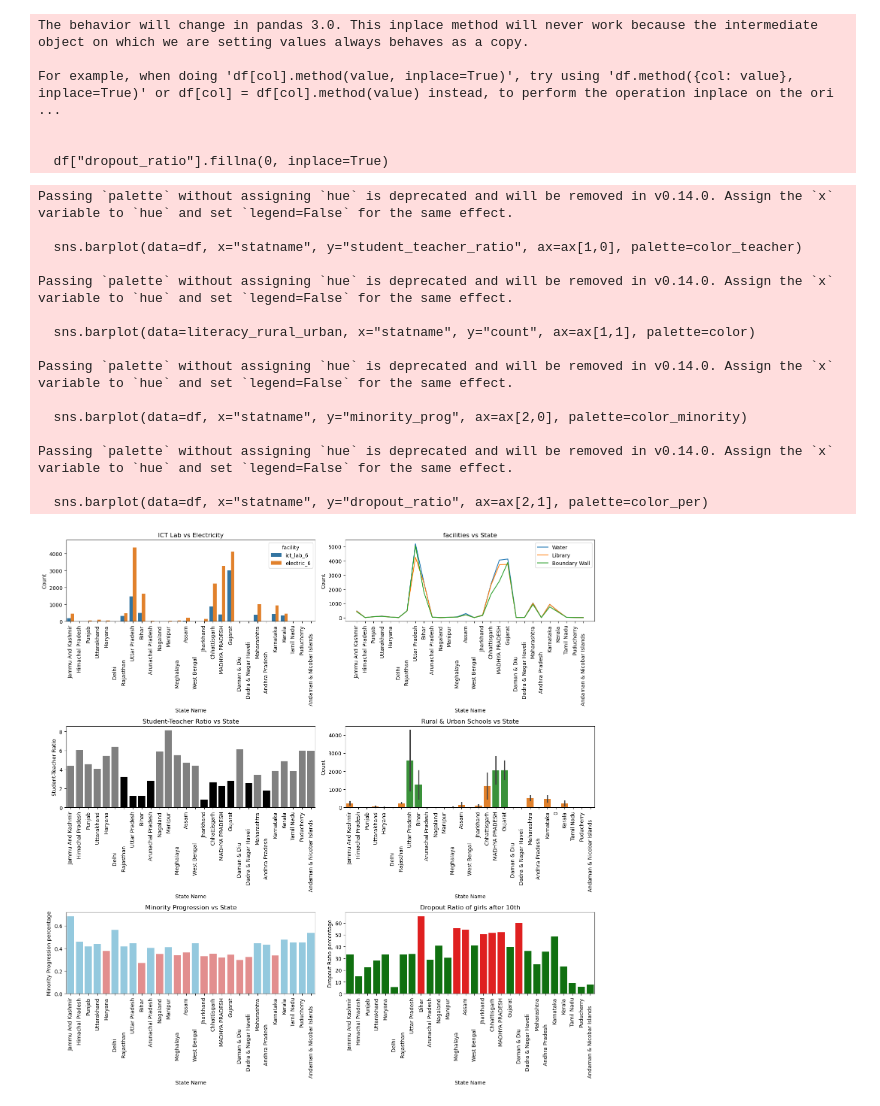
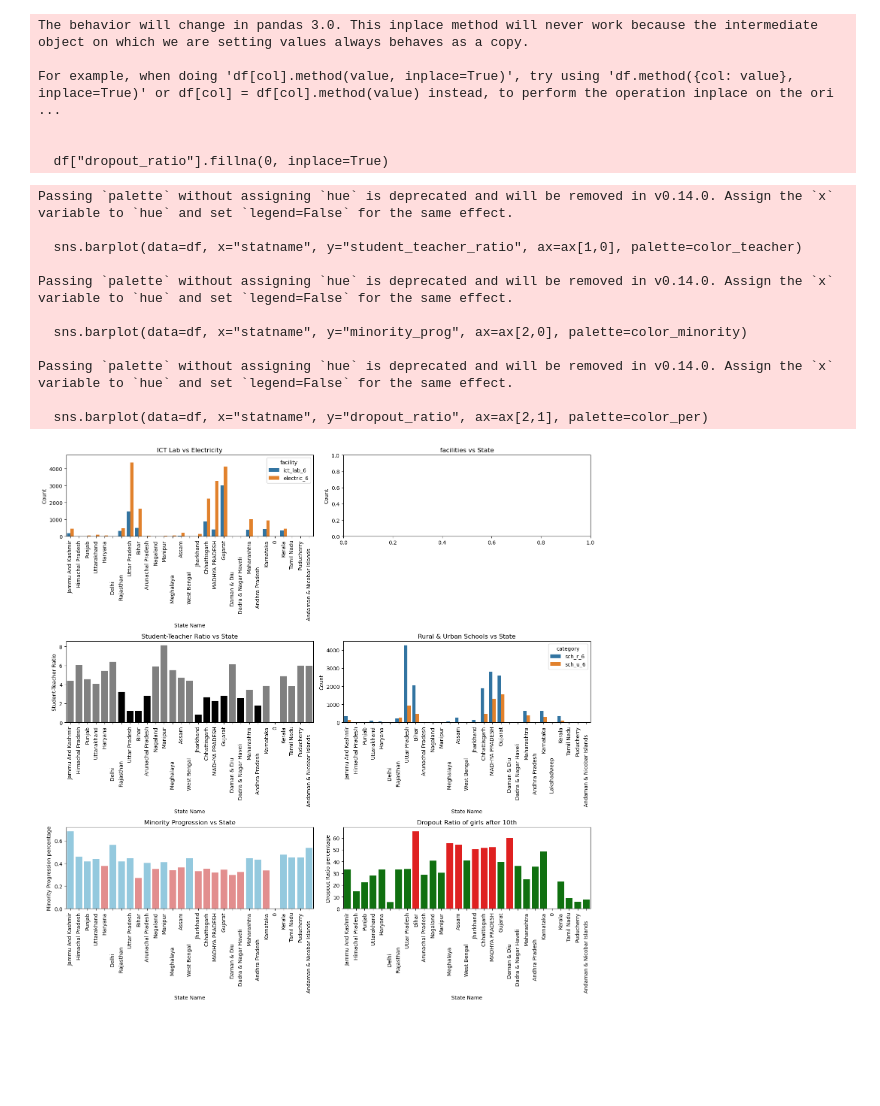
Before and after one commit to ayush12251/eda-analysis, a Jupyter notebook: 2015_2016 anaylis.ipynb, the cells around one changed output. Drawn from its saved outputs; the diff is of its cells as text; code cells hidden in the pictures; blank space fills up the shorter version.

```diff
--- a/2015_2016 anaylis.ipynb
+++ b/2015_2016 anaylis.ipynb
@@ -180,3 +100,2 @@ df[["student_teacher_ratio","enr_6","tch_6"]]
 # %%
-literacy_rural_urban=df.melt(id_vars=["statname","literacy_rate"], value_vars=["sch_r_6", "sch_u_6"], var_name="category", value_name="count")
-literacy_rural_urban
+literacy_rural_urban=df.melt(id_vars=["statname"], value_vars=["sch_r_6", "sch_u_6"], var_name="category", value_name="count")
@@ -219,3 +120,7 @@ For example, when doing 'df[col].method(value, inplace=True)', try using 'df.met
 
 
   df["dropout_ratio"].fillna(0, inplace=True)
+# %%
+boys_after_10= df["boys_c10"]-df["boys_c11"]
+boys_after_10_ratio=boys_after_10/df["boys_c10"]
+df=df.assign(boys_after_10_ratio=boys_after_10_ratio*100)
@@ -223,14 +130,9 @@ For example, when doing 'df[col].method(value, inplace=True)', try using 'df.met
 # Ensure correct dtypes for plotting
 df['statname'] = df['statname'].astype(str)
 cmap = plt.get_cmap("tab10")
-df[["water_6","library_6","bndrywall_6"]] = df[["water_6","library_6","bndrywall_6"]].apply(pd.to_numeric, errors='coerce')
+
 fig, ax = plt.subplots(3,2,figsize=(15,15))
-sns.lineplot(data=df, x="statname", y="water_6", ax=ax[0,1], label="Water")
-sns.lineplot(data=df, x="statname", y="library_6", ax=ax[0,1], label="Library")
-sns.lineplot(data=df, x="statname", y="bndrywall_6", ax=ax[0,1], label="Boundary Wall")
-ax[0,1].legend()
-ax[0,1].tick_params(axis="x", rotation=90)
-ax[0,1].set_xlabel("State Name")
+
 plot_df = df.melt(id_vars=["statname"], value_vars=["ict_lab_6", "electric_6"], var_name="facility", value_name="count")
 ax[0,1].set_ylabel("Count")
 ax[0,1].set_title("facilities vs State")
@@ -249,43 +151,39 @@ ax[1,0].set_xlabel("State Name")
 ax[1,0].set_ylabel("Student-Teacher Ratio")
 ax[1,0].tick_params(axis="x", rotation=90)
 ax[1,0].set_title("Student-Teacher Ratio vs State")
-color=[cmap.colors[1] if c<2000 else cmap.colors[2] for c in literacy_rural_urban["count"]]  # Example colors for rural and urban
+# Example colors for rural and urban
 
-sns.barplot(data=literacy_rural_urban, x="statname", y="count", ax=ax[1,1], palette=color)
+sns.barplot(data=literacy_rural_urban, x="statname", y="count", hue="category", ax=ax[1,1])
 ax[1,1].set_title("Rural vs Urban Literacy Rate")
 ax[1,1].set_xlabel("State Name")
 ax[1,1].set_ylabel("Count")
 ax[1,1].tick_params(axis="x", rotation=90)
 ax[1,1].set_title("Rural & Urban Schools vs State")
 color_minority=["skyblue" if c>.4 else "lightcoral" for c in df["minority_prog"]]  # Example colors for minority progression
 
 
 sns.barplot(data=df, x="statname", y="minority_prog", ax=ax[2,0], palette=color_minority)
 ax[2,0].set_xlabel("State Name")
 ax[2,0].set_ylabel("Minority Progression percentage")
 ax[2,0].tick_params(axis="x", rotation=90)
 ax[2,0].set_title("Minority Progression vs State")
 color_per=["red" if c>50 else "green" for c in df["dropout_ratio"]]  # Example colors for dropout ratio
 sns.barplot(data=df, x="statname", y="dropout_ratio", ax=ax[2,1], palette=color_per)
 ax[2,1].set_xlabel("State Name")
 ax[2,1].set_ylabel("Dropout Ratio percentage")
 ax[2,1].tick_params(axis="x", rotation=90)
 ax[2,1].set_title("Dropout Ratio of girls after 10th")
 fig.tight_layout()
 # %% [output]
 Passing `palette` without assigning `hue` is deprecated and will be removed in v0.14.0. Assign the `x` variable to `hue` and set `legend=False` for the same effect.
 
   sns.barplot(data=df, x="statname", y="student_teacher_ratio", ax=ax[1,0], palette=color_teacher)
-
-Passing `palette` without assigning `hue` is deprecated and will be removed in v0.14.0. Assign the `x` variable to `hue` and set `legend=False` for the same effect.
-
-  sns.barplot(data=literacy_rural_urban, x="statname", y="count", ax=ax[1,1], palette=color)
 
 Passing `palette` without assigning `hue` is deprecated and will be removed in v0.14.0. Assign the `x` variable to `hue` and set `legend=False` for the same effect.
 
   sns.barplot(data=df, x="statname", y="minority_prog", ax=ax[2,0], palette=color_minority)
 
 Passing `palette` without assigning `hue` is deprecated and will be removed in v0.14.0. Assign the `x` variable to `hue` and set `legend=False` for the same effect.
 
   sns.barplot(data=df, x="statname", y="dropout_ratio", ax=ax[2,1], palette=color_per)
-[figure, old version]
+[figure, new version]
```
Also changed, not shown: parts of 7 cells of this notebook.
